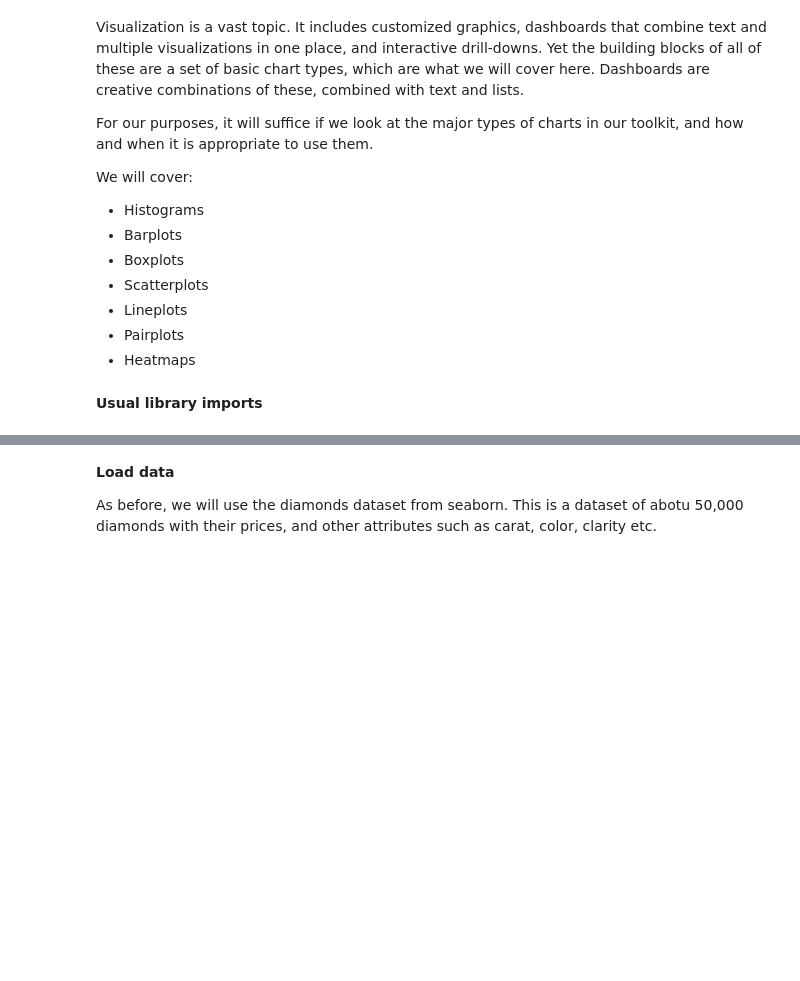
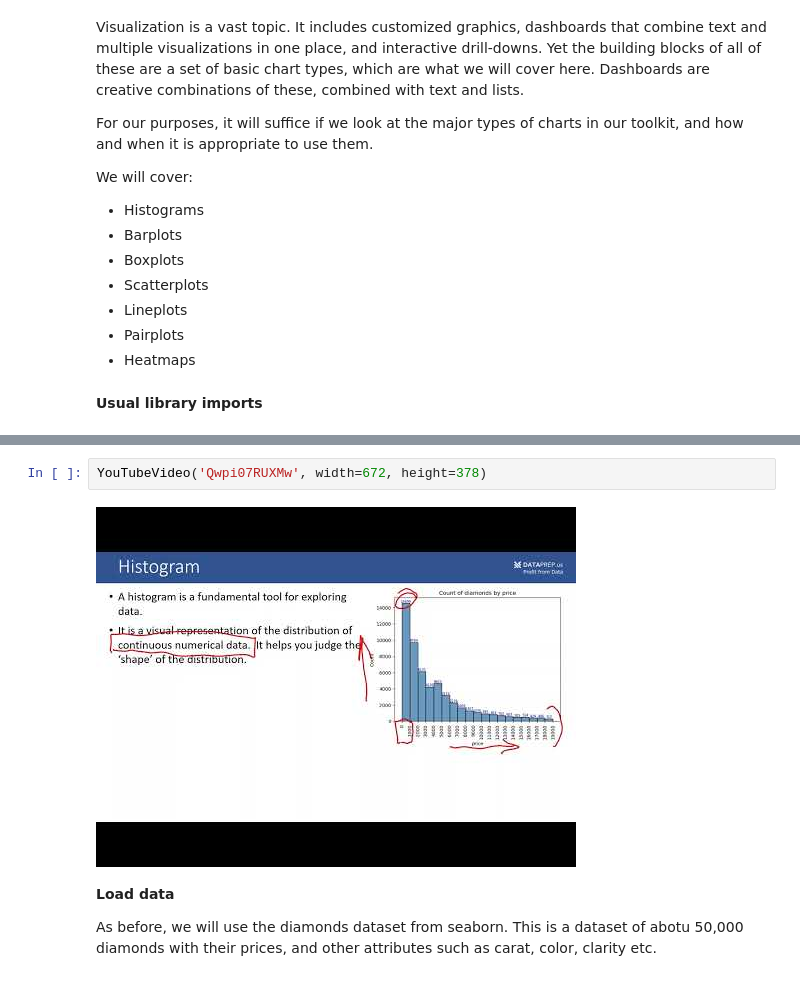
Before and after one commit to mukulpareek/ba, a Jupyter notebook: 03_Visualization_Basics.ipynb, the cells around one changed output, grey strips where cells are left out. Drawn from its saved outputs; the diff is of its cells as text; blank space fills up the shorter version.

```diff
--- a/03_Visualization_Basics.ipynb
+++ b/03_Visualization_Basics.ipynb
@@ -55,3 +56,7 @@ import statsmodels.api as sm
+# %%
+YouTubeVideo('Qwpi07RUXMw', width=672, height=378)
+# %% [output]
+[figure, added]
 # %% [markdown]
 **Load data**
 
```
Also changed, not shown: parts of 35 cells of this notebook, 10 other files.
